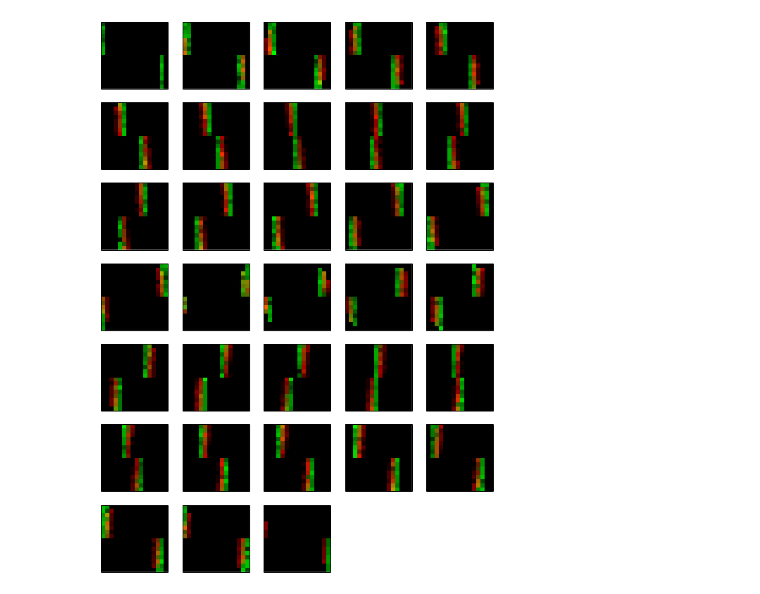
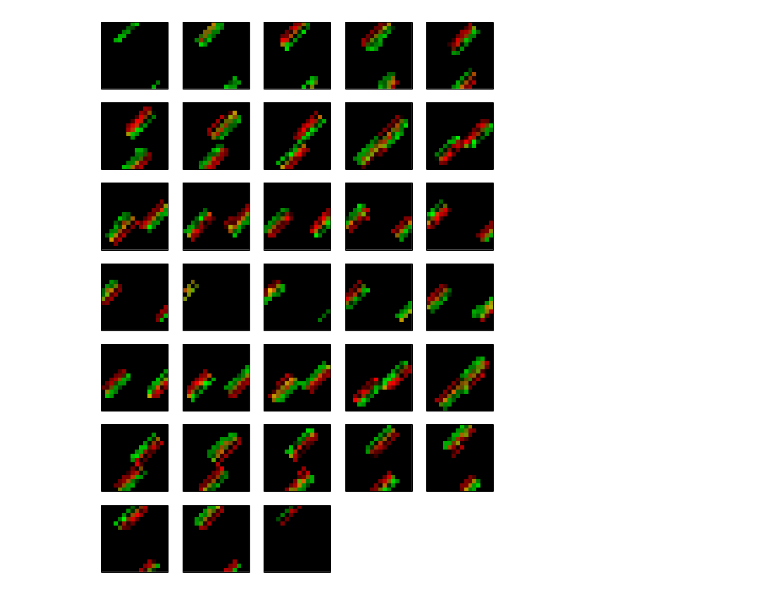
Before and after one commit to rjames91/play_vis, a Jupyter notebook: test_retina.ipynb, the cells around one changed output. Saved outputs shown, nothing was run; the diff lists cells and outputs as text; code cells hidden in the pictures.

```diff
--- a/test_retina.ipynb
+++ b/test_retina.ipynb
@@ -55,7 +82,7 @@ num_neurons = img_w*img_h*2
 fps = 30
 frames = 32
 thresh = 25
-deg = 0
+deg = 135
 dx = 1.
 '''spikes_pol_MERGED_enc_RATE_
    thresh_25_hist_99_
@@ -68,32 +95,32 @@ on_time_ms  = int( frames*(1000./fps) )
 ftime_ms    = int( 1000./fps )
 off_time_ms = 0
 start_time  = 10
 spikes_dir = './moving_bar_spikes/deg_%d___dx_%f'%(deg, dx)
 spikes = pat_gen.img_spikes_from_to(spikes_dir, num_neurons, 0, 1,
                                     on_time_ms, off_time_ms,
                                     start_time)
 
 
 
 imgsU = imgs_in_T_from_spike_array(spikes[:img_w*img_h], img_w, img_h,
                                    0, on_time_ms, ftime_ms,
                                    out_array=False, thresh=25)
 imgsD = imgs_in_T_from_spike_array(spikes[img_w*img_h:], img_w, img_h,
                                    0, on_time_ms, ftime_ms,
                                    out_array=False, thresh=25)
 num_imgs = len(imgsU)
 cols = 5
 rows = num_imgs//cols + 1
 figw = 2
 fig = plt.figure(figsize=(figw*cols, figw*rows))
 for i in range(num_imgs):
     out_img = np.zeros((img_w, img_h, 3), dtype=np.uint8)
     out_img[:, :, 1] = imgsU[i]
     out_img[:, :, 0] = imgsD[i]
     ax = plt.subplot(rows, cols, i+1)
     my_imshow(ax, out_img, cmap=None)
 # plot_spikes(spikes)
 plt.show()
 # %% [output]
-[figure, old version]
+[figure, new version]
 # %%
```
Also changed, not shown: parts of 4 cells of this notebook, 10 other files.
